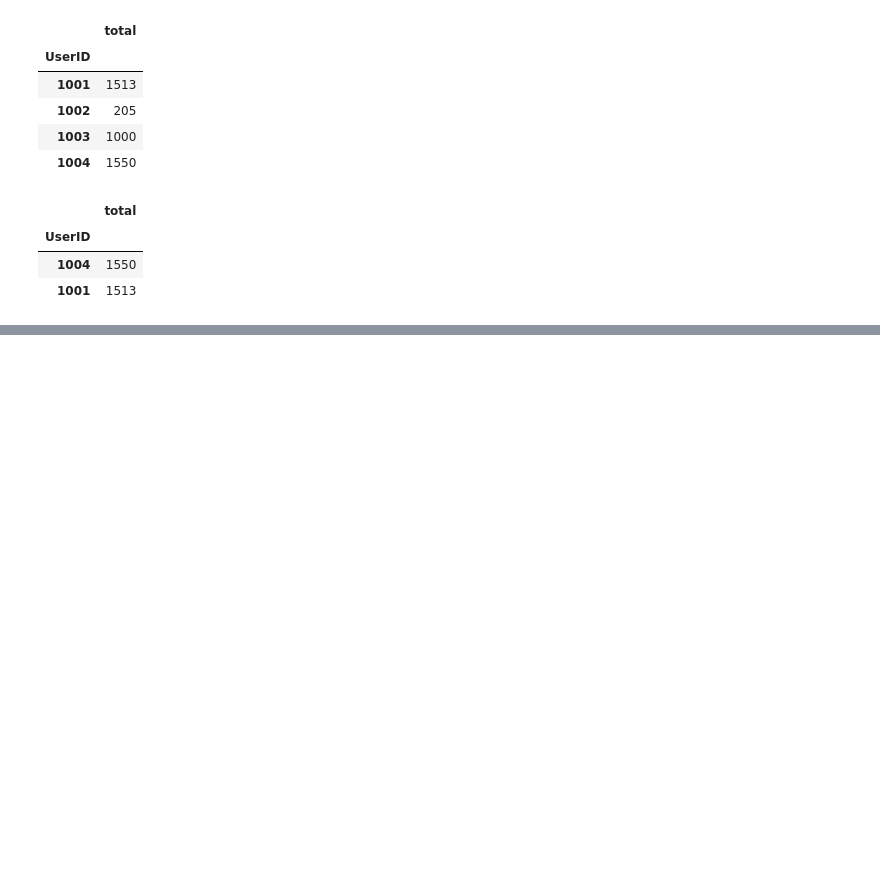
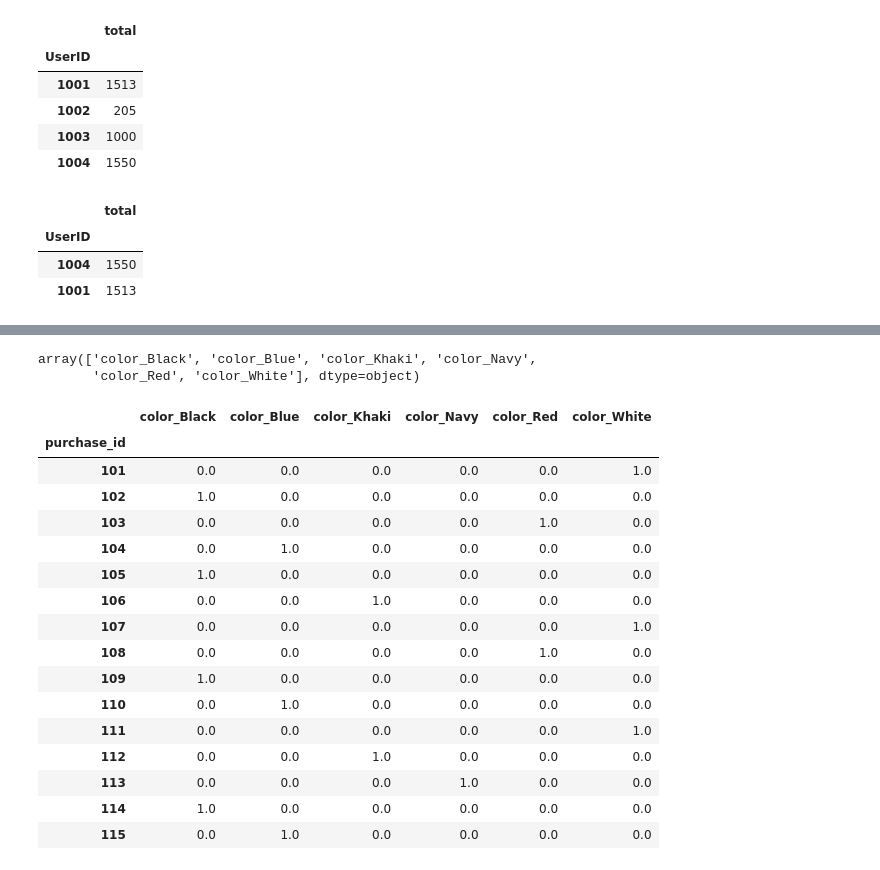
Before and after one commit to BeakJW/DATA_ANALYSIS_STUDY, a Jupyter notebook: 5강/05-연습문제.ipynb, the cells around one changed output, grey strips where cells are left out. Saved outputs shown, nothing was run; the diff lists cells and outputs as text; code cells hidden in the pictures; blank space fills up the shorter version.

```diff
--- a/5강/05-연습문제.ipynb
+++ b/5강/05-연습문제.ipynb
@@ -410,0 +547,3 @@ df4.head(2)
+# %%
+색상 = df2.astype({'color':'category'})
+색상.info()
@@ -410,0 +623,27 @@ df4.head(2)
+# %%
+new_cols = encoder.get_feature_names_out(['color'])
+new_cols
+# %% [output]
+array(['color_Black', 'color_Blue', 'color_Khaki', 'color_Navy',
+       'color_Red', 'color_White'], dtype=object)
+# %%
+one_hot_df = DataFrame(result,columns=new_cols,index=색상.index)
+one_hot_df
+# %% [output]
+|  | color_Black | color_Blue | color_Khaki | color_Navy | color_Red | color_White |
+| purchase_id |  |  |  |  |  |  |
+| 101 | 0.0 | 0.0 | 0.0 | 0.0 | 0.0 | 1.0 |
+| 102 | 1.0 | 0.0 | 0.0 | 0.0 | 0.0 | 0.0 |
+| 103 | 0.0 | 0.0 | 0.0 | 0.0 | 1.0 | 0.0 |
+| 104 | 0.0 | 1.0 | 0.0 | 0.0 | 0.0 | 0.0 |
+| 105 | 1.0 | 0.0 | 0.0 | 0.0 | 0.0 | 0.0 |
+| 106 | 0.0 | 0.0 | 1.0 | 0.0 | 0.0 | 0.0 |
+| 107 | 0.0 | 0.0 | 0.0 | 0.0 | 0.0 | 1.0 |
+| 108 | 0.0 | 0.0 | 0.0 | 0.0 | 1.0 | 0.0 |
+| 109 | 1.0 | 0.0 | 0.0 | 0.0 | 0.0 | 0.0 |
+| 110 | 0.0 | 1.0 | 0.0 | 0.0 | 0.0 | 0.0 |
+| 111 | 0.0 | 0.0 | 0.0 | 0.0 | 0.0 | 1.0 |
+| 112 | 0.0 | 0.0 | 1.0 | 0.0 | 0.0 | 0.0 |
+| 113 | 0.0 | 0.0 | 0.0 | 1.0 | 0.0 | 0.0 |
+| 114 | 1.0 | 0.0 | 0.0 | 0.0 | 0.0 | 0.0 |
+| 115 | 0.0 | 1.0 | 0.0 | 0.0 | 0.0 | 0.0 |
```
Also changed, not shown: parts of 25 cells of this notebook, 2 other files.
